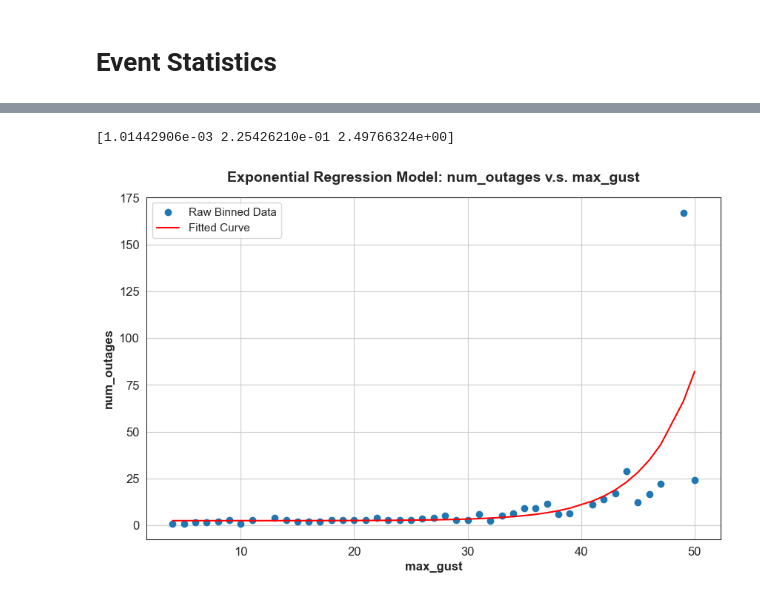
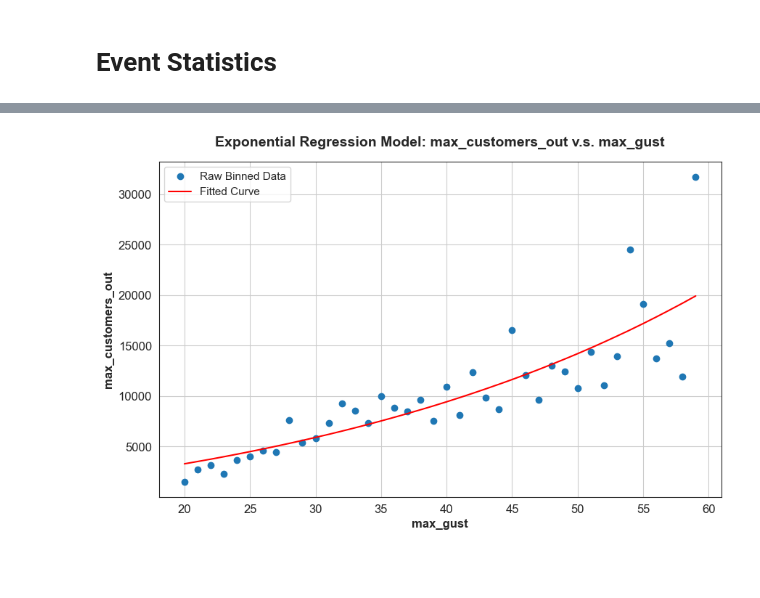
Before and after one commit to adhikariapsara/Outage_Analysis_eaglei, a Jupyter notebook: analysis_examples.ipynb, the cells around one changed output, grey strips where cells are left out. Drawn from its saved outputs; the diff is of its cells as text; code cells hidden in the pictures; blank space fills up the shorter version.

```diff
--- a/analysis_examples.ipynb
+++ b/analysis_examples.ipynb
@@ -331,14 +329,10 @@ plt.show()
 # %% [markdown]
 # Event Statistics
 # %%
-def calculate_events_stats(dataset, event_threshold, station):
+def calculate_events_stats(dataset, event_threshold):
     # get a single dataframe merging customers_out, event_number_eaglei and maximum weather variables across all stations
     temp1 = dataset[['customers_out', 'event_number_eaglei']].to_dataframe().reset_index()
-    if station == 'all':
-        temp2 = dataset[['tmpf', 'sknt', 'gust', 'p01i','poccurence']].max(dim='station').to_dataframe().reset_index()
-    else:
-        dataset=dataset.sel(station=station)
-        temp2 = dataset[['tmpf', 'sknt', 'gust', 'p01i','poccurence']].to_dataframe().reset_index()
+    temp2 = dataset[['tmpf', 'sknt', 'gust', 'p01i']].max(dim='station').to_dataframe().reset_index()
     merged_df = pd.merge(temp1, temp2, on='time')
 
     merged_df_non_zero = merged_df[merged_df['customers_out'] > 0].copy().reset_index()
@@ -367,7 +361,6 @@ def calculate_events_stats(dataset, event_threshold, station):
             'avg_tmpf': event_data['tmpf'].mean(),
 
             'total_p01i': event_data['p01i'].sum(),
-            'poccurence': event_data['poccurence'].max(),
             'max_p01i': event_data['p01i'].max(),
             'avg_p01i': event_data['p01i'].mean()
         }
@@ -377,7 +370,7 @@ def calculate_events_stats(dataset, event_threshold, station):
 
     return events_stats
 
-events_stats = calculate_events_stats(ds_merged, event_threshold=30, station='all')
+events_stats = calculate_events_stats(ds_merged, event_threshold=30)
 # %%
 events_stats
 # %% [output]
@@ -414,45 +407,30 @@ plt.show()
 # %%
 # Basic Exponential Regression Model of Weather-Outage Relationship
 
 from scipy.optimize import curve_fit
 
-# Function to fit
 def exponential_function(x,a,b,c):
-    return a * np.exp(b*x) + c
-
-def myround(x, base):
-    return base * round(x/base)
+    return a * np.exp(-b*x) + c
 
 weather_variable='max_gust'
-outage_variable='num_outages'
+outage_variable='max_customers_out'
 
-events_stats[weather_variable]=myround(events_stats[weather_variable],1)
+events_stats[f'{weather_variable}_int'] = round(events_stats[weather_variable])
 # average all outage instances over their target weather variable
-df_grouped = events_stats.groupby(weather_variable).agg({
-    outage_variable: 'median'
+df_grouped = events_stats.groupby(f'{weather_variable}_int').agg({
+    outage_variable: 'mean'
 }).reset_index()
-
-# filter out anomalous weather variables that we do not have data to analyze
-#df_grouped = df_grouped[df_grouped[weather_variable] >80]
-
-# Raw Data
-x = df_grouped[weather_variable].values
+df_grouped = df_grouped[df_grouped[f'{weather_variable}_int'] < 60]
+x = df_grouped[f'{weather_variable}_int'].values
 y = df_grouped[outage_variable].values
 plt.scatter(x,y,label='Raw Binned Data')
-#yscale('log')
-
-# Fitted Data - May have to change p0 to fit the data
-popt,pcov = curve_fit(exponential_function,x,y,p0=[10, 0.05, 0],maxfev=20000)
-print(popt)
-plt.plot(df_grouped[weather_variable], exponential_function(df_grouped[weather_variable], *popt), 'r-', label="Fitted Curve")
-
-# Plot Settings
+popt,pcov = curve_fit(exponential_function,x,y,p0=[0.5,0.5,0.5])
+plt.plot(df_grouped[f'{weather_variable}_int'], exponential_function(df_grouped[f'{weather_variable}_int'], *popt), 'r-', label="Fitted Curve")
 plt.title(f"Exponential Regression Model: {outage_variable} v.s. {weather_variable}")
 plt.xlabel(f'{weather_variable}')
 plt.ylabel(f'{outage_variable}')
 plt.legend()
 plt.grid(True)
 plt.show()
 # %% [output]
-[1.01442906e-03 2.25426210e-01 2.49766324e+00]
-[figure, old version]
+[figure, new version]
```
Also changed, not shown: parts of 33 cells of this notebook, 8 other files.
